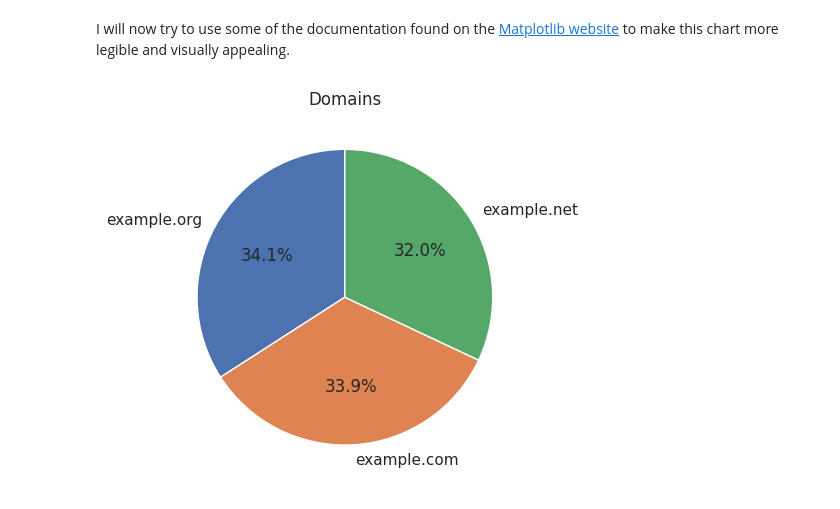
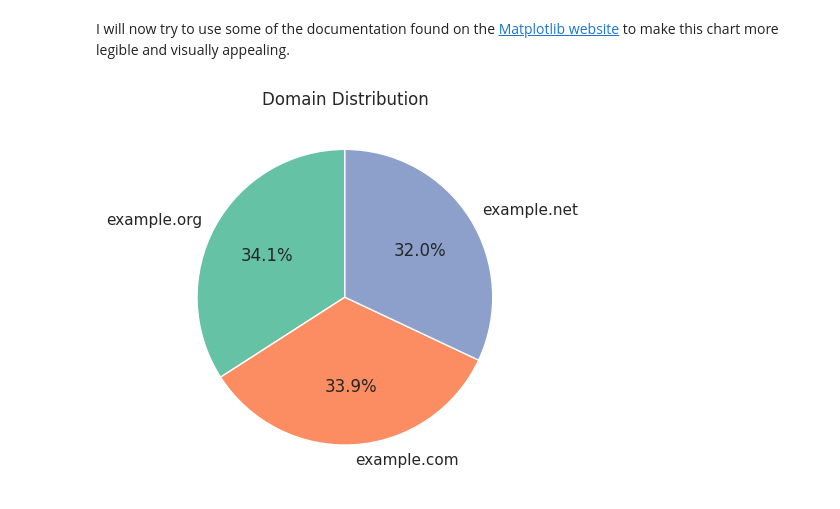
Before and after one commit to JBnkn/4369-programming-for-data-analytics, a Jupyter notebook: Assignments/assignment3-piechart.ipynb, the cells around one changed output. Drawn from its saved outputs; the diff is of its cells as text; code cells hidden in the pictures.

```diff
--- a/Assignments/assignment3-piechart.ipynb
+++ b/Assignments/assignment3-piechart.ipynb
@@ -66,8 +66,8 @@ plt.show()
 # %% [markdown]
 I will now try to use some of the documentation found on the [Matplotlib website](https://matplotlib.org/stable/api/_as_gen/matplotlib.pyplot.pie.html) to make this chart more legible and visually appealing.
 # %%
-plt.pie(counts, labels=counts.index, autopct='%1.1f%%', startangle=90)
-plt.title('Domains')
+plt.pie(counts, labels=counts.index, colors=sns.color_palette('Set2'), autopct='%1.1f%%', startangle=90)
+plt.title('Domain Distribution')
 plt.show()
 # %% [output]
-[figure, old version]
+[figure, new version]
```
